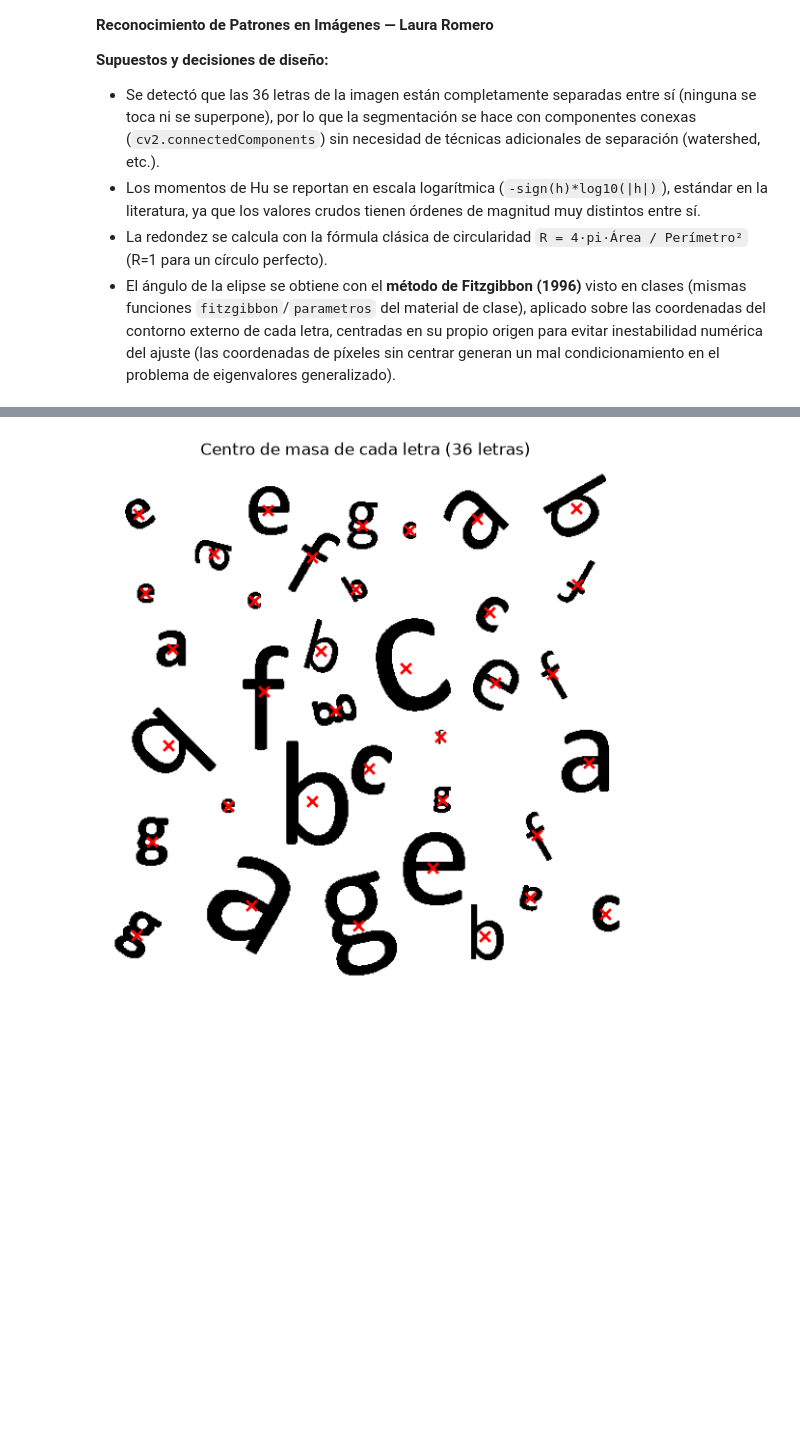
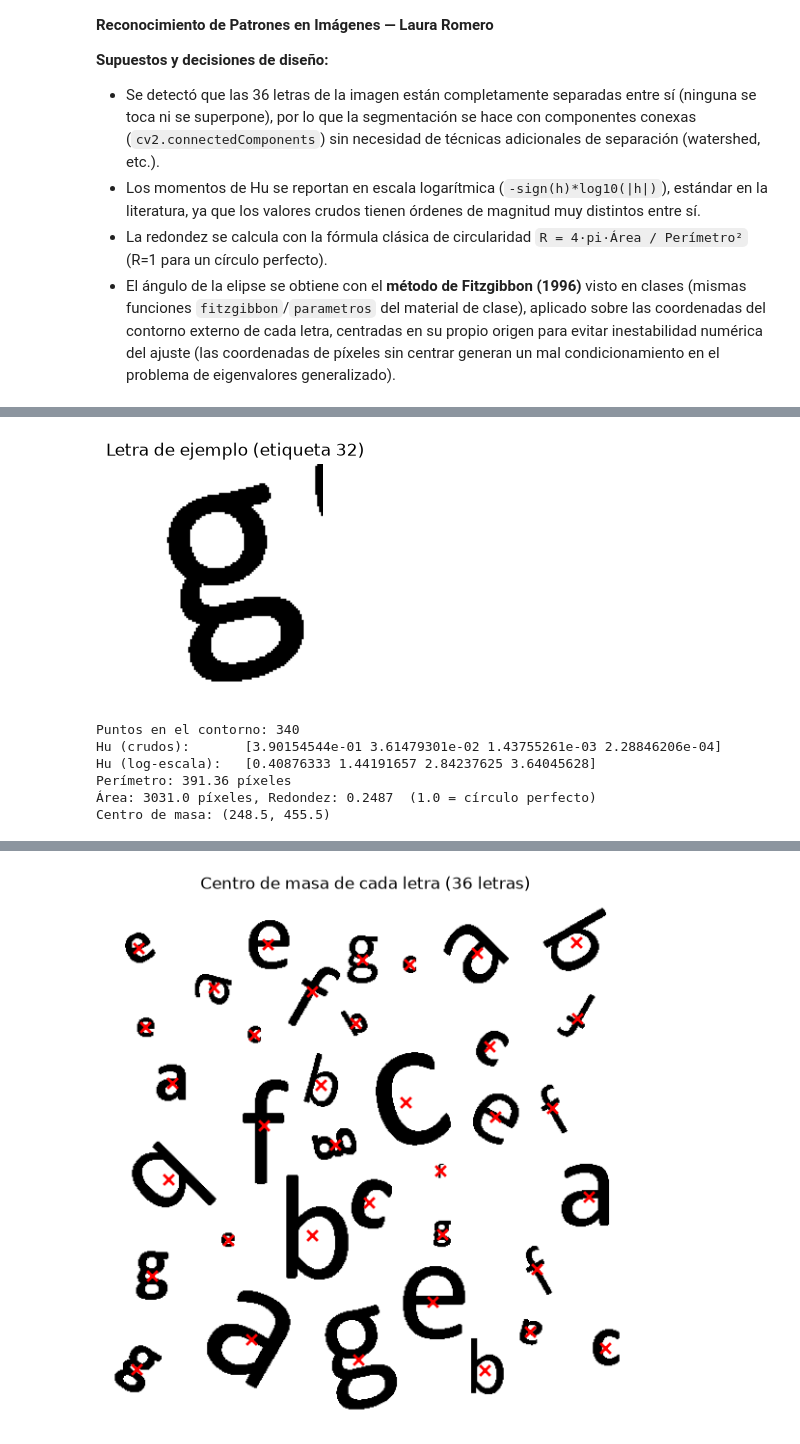
Before and after one commit to lauraromero-cm/Tareas-Patrones, a Jupyter notebook: Tarea1/tarea_01.ipynb, the cells around one changed output, grey strips where cells are left out. Saved outputs shown, nothing was run; the diff lists cells and outputs as text; code cells hidden in the pictures; blank space fills up the shorter version.

Commit message:
mejora en la explicacion paso a paso

```diff
--- a/Tarea1/tarea_01.ipynb
+++ b/Tarea1/tarea_01.ipynb
@@ -60,0 +137,49 @@ def parametros(x, y):
+# %%
+# elegimos la letra con mayor área como ejemplo (fácil de visualizar)
+etiqueta_ejemplo = max(etiquetas_validas, key=lambda i: stats[i, cv2.CC_STAT_AREA])
+mask_ejemplo = np.uint8(labels == etiqueta_ejemplo)
+
+# recorte alrededor de la letra, solo para visualizar mejor
+x0, y0, w0, h0, _ = stats[etiqueta_ejemplo]
+margen = 10
+recorte = img_rgb[max(y0-margen,0):y0+h0+margen, max(x0-margen,0):x0+w0+margen]
+
+plt.figure(figsize=(3, 3))
+plt.imshow(recorte)
+plt.title(f'Letra de ejemplo (etiqueta {etiqueta_ejemplo})')
+plt.axis('off')
+plt.show()
+# %% [output]
+[figure, added]
+# %%
+# contorno externo de la letra de ejemplo
+contornos, _ = cv2.findContours(np.uint8(mask_ejemplo*255), cv2.RETR_EXTERNAL, cv2.CHAIN_APPROX_NONE)
+contorno_ejemplo = max(contornos, key=cv2.contourArea)
+print(f'Puntos en el contorno: {len(contorno_ejemplo)}')
+
+# (1) momentos de Hu, en escala logarítmica
+m = cv2.moments(mask_ejemplo, binaryImage=True)
+hu = cv2.HuMoments(m).flatten()
+hu_log = -np.sign(hu) * np.log10(np.abs(hu))
+print(f'Hu (crudos):       {hu[:4]}')
+print(f'Hu (log-escala):   {hu_log[:4]}')
+
+# (2) perímetro
+perimetro_ej = cv2.arcLength(contorno_ejemplo, True)
+print(f'Perímetro: {perimetro_ej:.2f} píxeles')
+
+# (3) redondez = 4*pi*Area/Perimetro^2
+area_ej = m['m00']
+redondez_ej = 4 * np.pi * area_ej / (perimetro_ej ** 2)
+print(f'Área: {area_ej:.1f} píxeles, Redondez: {redondez_ej:.4f}  (1.0 = círculo perfecto)')
+
+# centro de masa (para ubicar la letra más adelante)
+cx_ej, cy_ej = m['m10']/m['m00'], m['m01']/m['m00']
+print(f'Centro de masa: ({cx_ej:.1f}, {cy_ej:.1f})')
+# %% [output]
+Puntos en el contorno: 340
+Hu (crudos):       [3.90154544e-01 3.61479301e-02 1.43755261e-03 2.28846206e-04]
+Hu (log-escala):   [0.40876333 1.44191657 2.84237625 3.64045628]
+Perímetro: 391.36 píxeles
+Área: 3031.0 píxeles, Redondez: 0.2487  (1.0 = círculo perfecto)
+Centro de masa: (248.5, 455.5)
```
Also changed, not shown: parts of 17 cells of this notebook.
